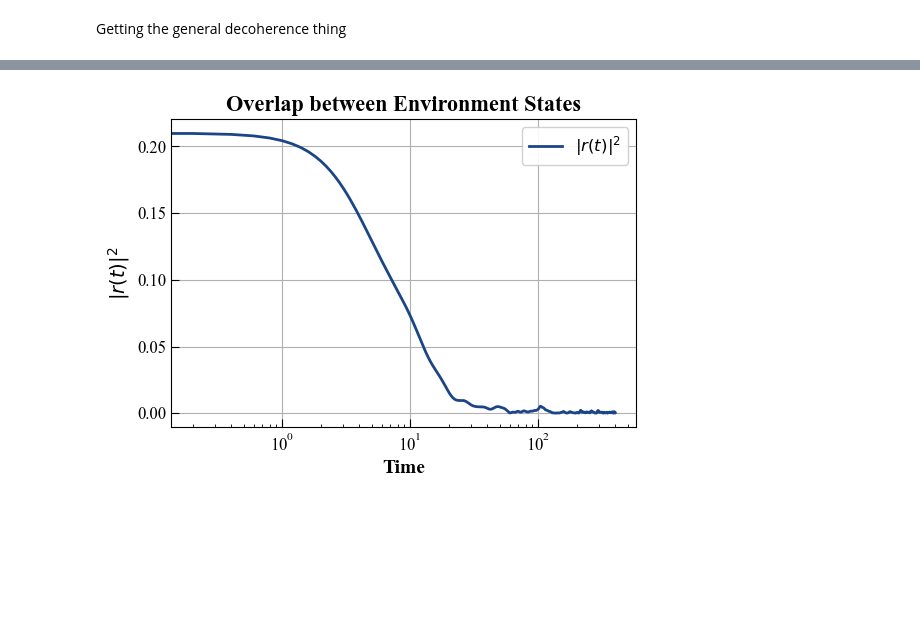
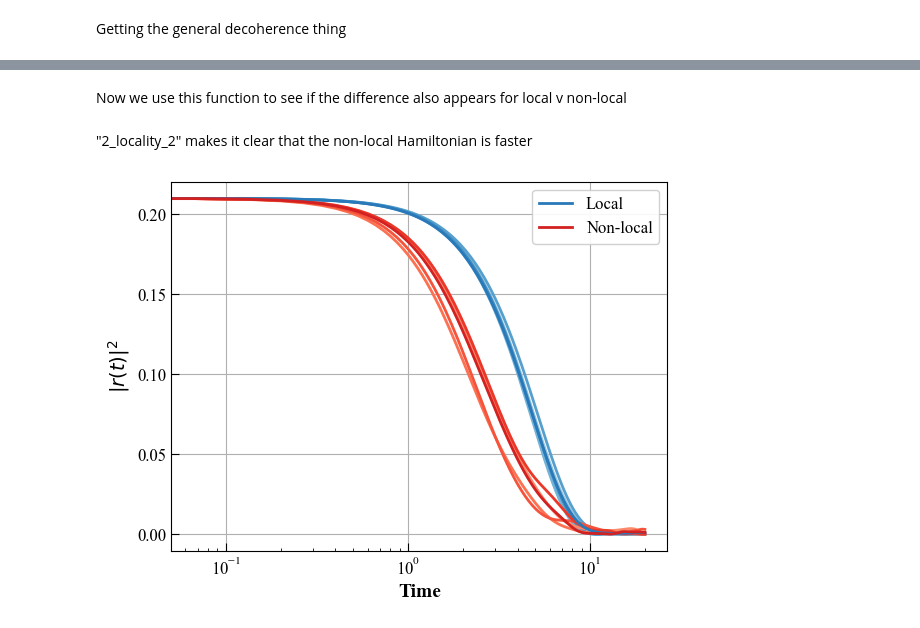
Before and after one commit to MarinAndreGirard/ACL, a Jupyter notebook: Working/Getting_clear_results_on_locality.ipynb, the cells around one changed output, grey strips where cells are left out. Saved outputs shown, nothing was run; the diff lists cells and outputs as text; code cells hidden in the pictures; blank space fills up the shorter version.

```diff
--- a/Working/Getting_clear_results_on_locality.ipynb
+++ b/Working/Getting_clear_results_on_locality.ipynb
@@ -221,11 +275,10 @@ IndexError: list index out of range
-# %%
-n_e=8
-d_2=2**n_e
-file_name="non_locality_long_long_2"
-tmax, ind_nb, log = load_param(file_name)
-result = load_result(file_name)
-tlist = load_tlist(file_name)
-
-plot_overlap(ind_nb,tlist, result,d_2)
-# %% [output]
-[figure, removed]
+# %% [markdown]
+Now we use this function to see if the difference also appears for local v non-local
+# %% [markdown]
+"2_locality_2" makes it clear that the non-local Hamiltonian is faster
+# %%
+n_e=8
+
+plot_overlap_2(n_e,"2_locality_2","non_locality_2",[1,2,3,4,5],True)
+# %% [output]
+[figure, added]
```
Also changed, not shown: parts of 6 cells of this notebook.
